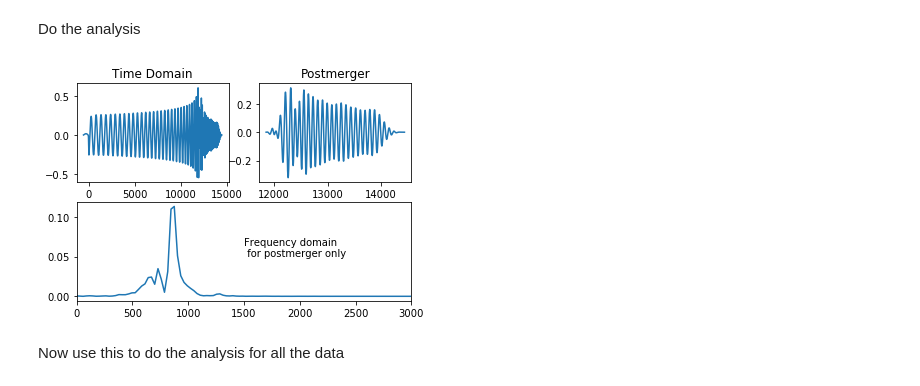
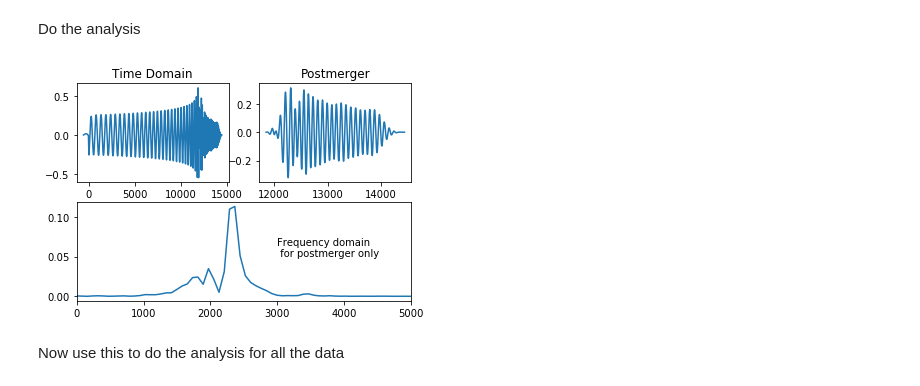
Before and after one commit to johnkou97/sacra, a Jupyter notebook: Plots.ipynb, the cells around one changed output. Saved outputs shown, nothing was run; the diff lists cells and outputs as text; code cells hidden in the pictures.

```diff
--- a/Plots.ipynb
+++ b/Plots.ipynb
@@ -22,7 +22,7 @@ def fre_do(x,y,mass):
     if (N % 2) == 1:
         N=N+1
     T=x[1]-x[0]
-    xf = np.linspace(0.0, 1.0/(2.0*T), int(N/2))/mass
+    xf = np.linspace(0.0, 1.0/(2.0*T), int(N/2))
     fq=fftfreq(len(y))
     mask=fq>=0
     fd=2.0*(fd/N)
@@ -95,19 +95,19 @@ Do the analysis
 # %%
 freq2,amp2,tim,post=analyze(strain,time,2.7)
 #print(freq2)
 plt.subplot(212)
 plt.plot((freq2*Frequency),amp2)
-plt.xlim(0,3000)
-plt.text(1500,0.05,'Frequency domain \n for postmerger only')
+plt.xlim(0,5000)
+plt.text(3000,0.05,'Frequency domain \n for postmerger only')
 plt.subplot(222)
 plt.plot(tim,post)
 plt.title('Postmerger')
 plt.subplot(221)
 plt.plot(time,strain)
 plt.title('Time Domain')
 plt.show()
 # %% [output]
-[figure, old version]
+[figure, new version]
 # %% [markdown]
 Now use this to do the analysis for all the data
 # %%
```
Also changed, not shown: parts of 1 cell of this notebook, 47 other files.
